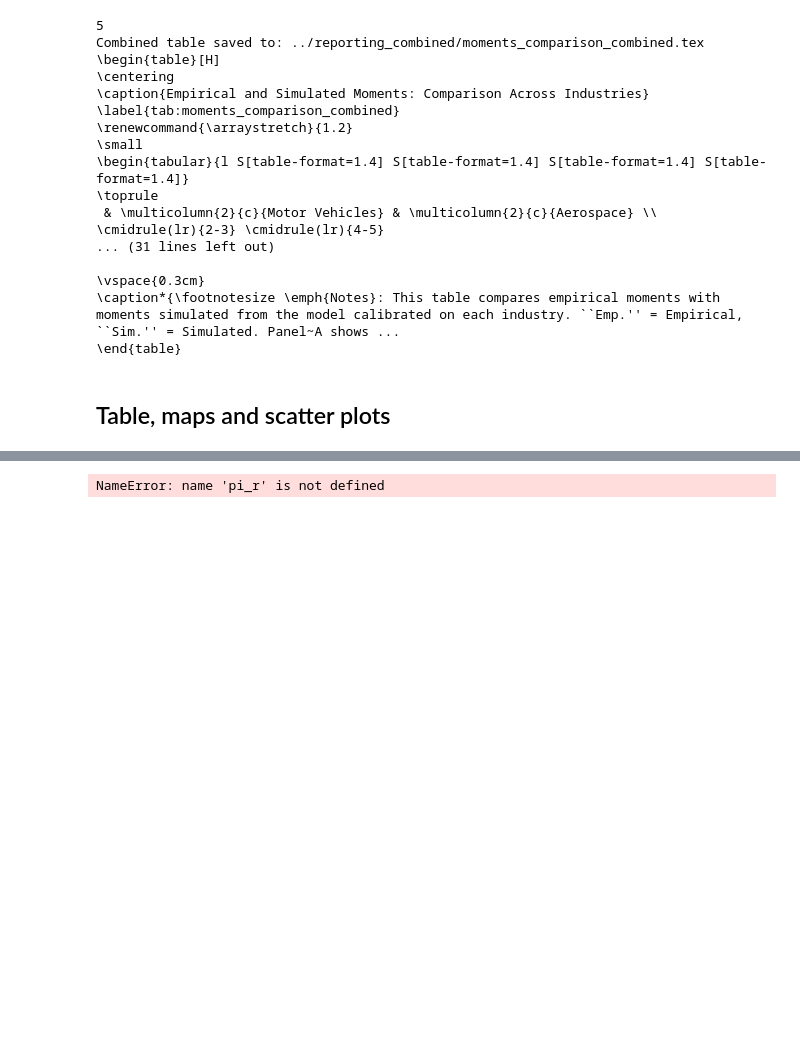
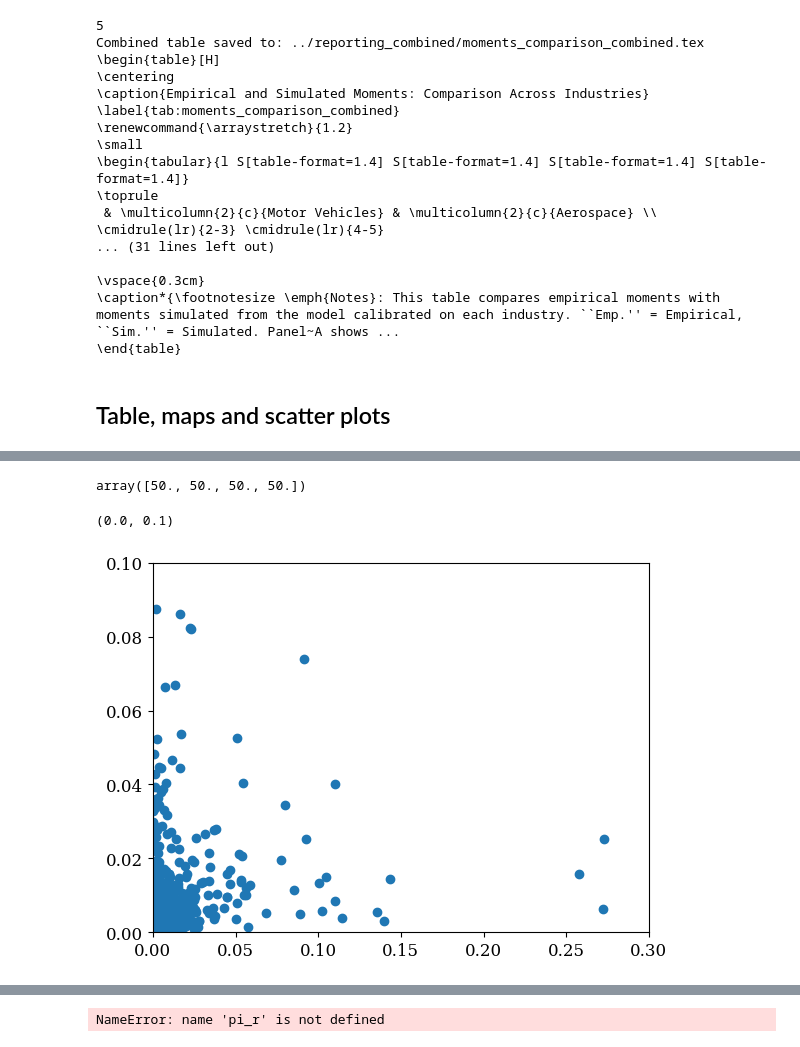
Before and after one commit to SwannChelly/SMM_Spatial_Comovement, a Jupyter notebook: analysis.ipynb, the cells around one changed output, grey strips where cells are left out. Saved outputs shown, nothing was run; the diff lists cells and outputs as text; code cells hidden in the pictures; blank space fills up the shorter version.

```diff
--- a/analysis.ipynb
+++ b/analysis.ipynb
@@ -854,0 +967,15 @@ For example, when doing 'df[col].method(value, inplace=True)', try using 'df.met
+# %%
+N_rs_local[N_rs_local==50]
+# %% [output]
+array([50., 50., 50., 50.])
+# %%
+
+N_rs_local = np.load(os.path.join(input_folder,"N_rs.npy")) # Number of upstream per region.
+N_rs_local/=N_rs_local.sum(axis = 1,keepdims = True)
+# %%
+plt.scatter(emp_g.ravel(),N_rs_local.ravel())
+plt.xlim(0,0.3)
+plt.ylim(0,0.1)
+# %% [output]
+(0.0, 0.1)
+[figure, added]
```
Also changed, not shown: parts of 47 cells of this notebook, 5 other files.
